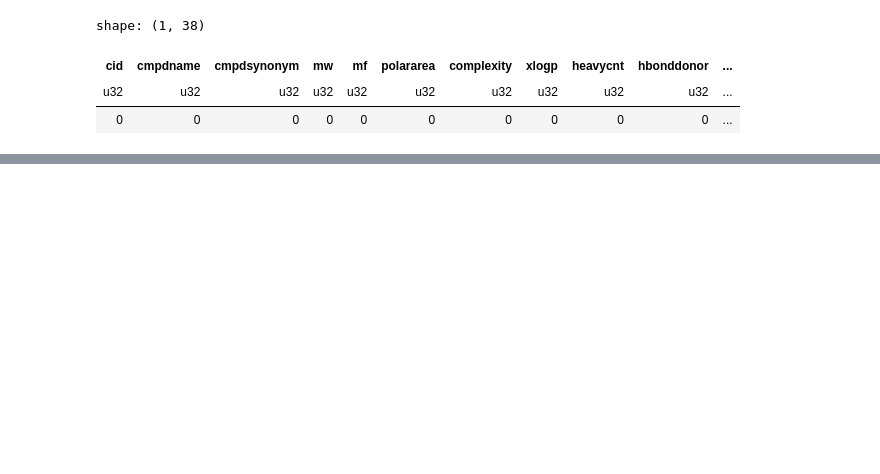
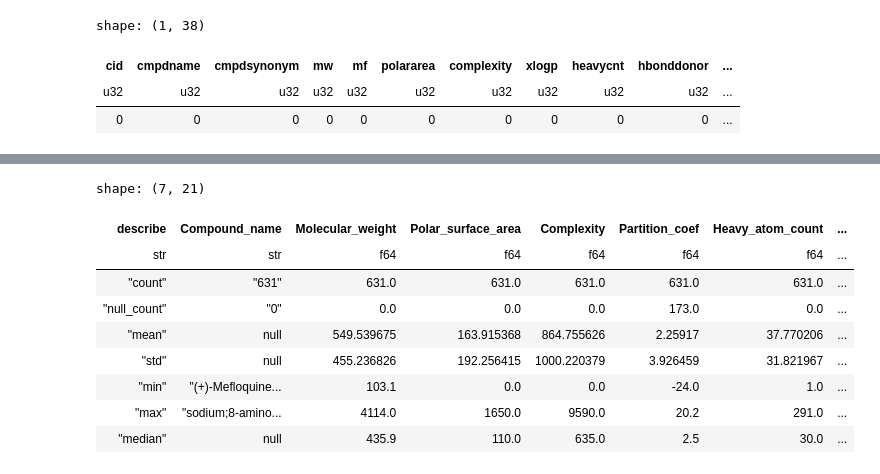
Before and after one commit to jhylin/Data_in_life_blog, a Jupyter notebook: posts/13_Shiny_app_python/PubChem_Cov19_clinical_trials copy.ipynb, the cells around one changed output, grey strips where cells are left out. Saved outputs shown, nothing was run; the diff lists cells and outputs as text; code cells hidden in the pictures; blank space fills up the shorter version.

```diff
--- a/posts/13_Shiny_app_python/PubChem_Cov19_clinical_trials copy.ipynb
+++ b/posts/13_Shiny_app_python/PubChem_Cov19_clinical_trials copy.ipynb
@@ -132,0 +128,24 @@ shape: (631, 38)
+# %%
+# Drop unused columns in preparation for data visualisations
+pc_cov = pc_cov.drop([
+    "cid",
+    "Synonyms",
+    "Molecular_formula",
+    "inchi",
+    "isosmiles",
+    "canonicalsmiles",
+    "inchikey",
+    "iupacname",
+    "pclidcnt",
+    "gpidcnt",
+    "MeSH_headings",
+    "annothits",
+    "annothitcnt",
+    "aids",
+    "cidcdate",
+    "sidsrcname",
+    "depcatg",
+    "annotation"
+])
+
+pc_cov.head()
@@ -132,0 +161,14 @@ shape: (631, 38)
+# %%
+# Overall descriptive statistics of kept columns
+pc_cov.describe()
+# %% [output]
+shape: (7, 21)
+| describe | Compound_name | Molecular_weight | Polar_surface_area | Complexity | Partition_coef | Heavy_atom_count | ... |
+| str | str | f64 | f64 | f64 | f64 | f64 | ... |
+| "count" | "631" | 631.0 | 631.0 | 631.0 | 631.0 | 631.0 | ... |
+| "null_count" | "0" | 0.0 | 0.0 | 0.0 | 173.0 | 0.0 | ... |
+| "mean" | null | 549.539675 | 163.915368 | 864.755626 | 2.25917 | 37.770206 | ... |
+| "std" | null | 455.236826 | 192.256415 | 1000.220379 | 3.926459 | 31.821967 | ... |
+| "min" | "(+)-Mefloquine... | 103.1 | 0.0 | 0.0 | -24.0 | 1.0 | ... |
+| "max" | "sodium;8-amino... | 4114.0 | 1650.0 | 9590.0 | 20.2 | 291.0 | ... |
+| "median" | null | 435.9 | 110.0 | 635.0 | 2.5 | 30.0 | ... |
```
Also changed, not shown: parts of 4 cells of this notebook.
